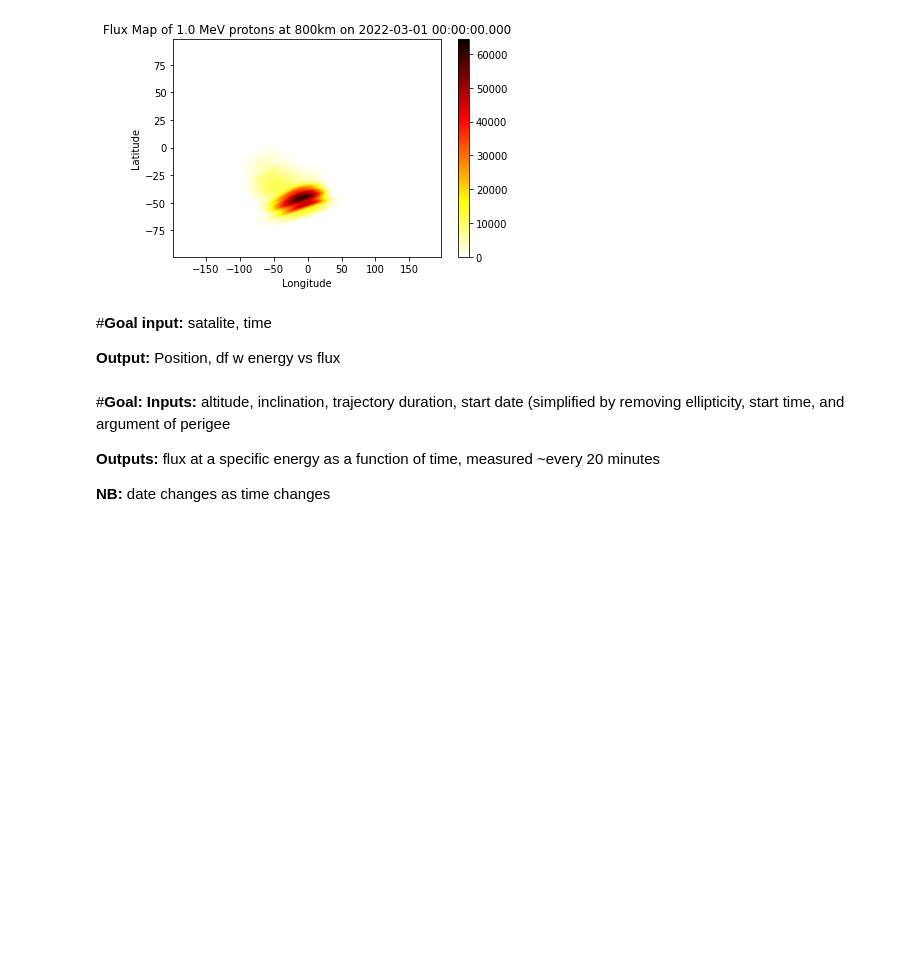
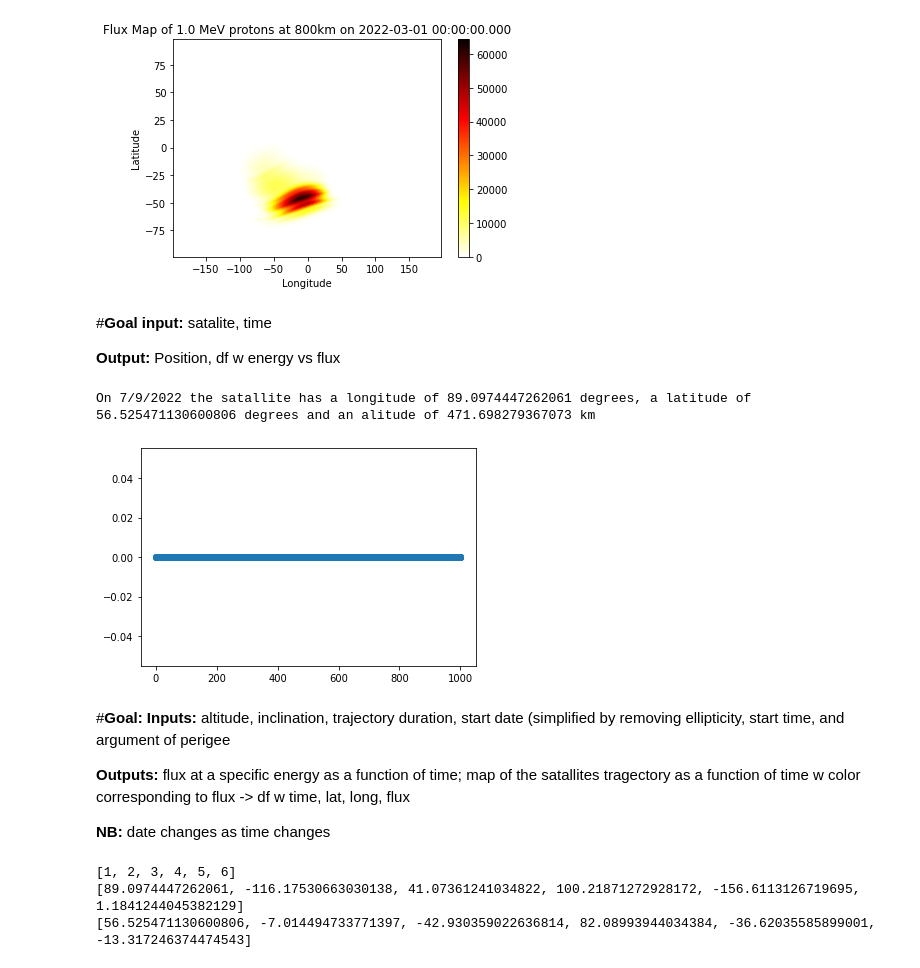
Before and after one commit to SimonOlshanCantin/LEO_Radiation, a Jupyter notebook: Position_Radiation_code.ipynb, the cells around one changed output. Cells and saved outputs as stored; diff of their text form; code cells hidden in the pictures; blank space fills up the shorter version.

Commit message:
created instantaneous flux vs energy graph- also created a funciton measuring position vs hours past

```diff
--- a/Position_Radiation_code.ipynb
+++ b/Position_Radiation_code.ipynb
@@ -111,10 +111,86 @@ else:
 **input:** satalite, time
 
 **Output:** Position, df w energy vs flux
+# %%
+#Take TLE input file and output energy vs flux for a specific moment in time
+
+#input:
+satellite_name = ('SHIJIAN-6 05A (SJ-6 05A)')  #TLE found on https://celestrak.org/; to make your own create tle file then enter 'name', 'path/to/file' in to Orbital()
+# ^One of a pair of 'technology satallites' (?) probing radiation environment. **In polar LEO (~470 km)**
+date_entry = (2022,7,9,1,27) #FORMAT: year, month, day, hours, minutes
+
+
+orbit = Orbital(satellite_name) #Searches TLE file for object in quotes & gets its orbital information
+
+year, month, day, hours, minutes,  = date_entry
+date = datetime(year, month, day, hours, minutes) #datetime() makes the date readable  - but it won't take a tuple
+date_radbelt = Time(date) #Time() makes date readable for radbelt
+
+coords = orbit.get_lonlatalt(date)       #retrieves longitude latitude and altitude at specified time, assigns it to below touple
+lon, lat, alt = coords  #coords is a tuple. This line creates the variable and names each place in the list so it can be refreed to by a specific variable
+coords_radbelt = EarthLocation(lon * u.deg, lat * u.deg, alt * u.km) #makes coordinates useable for radbelt
+
+#This gives american style dates, btw. I'm like 80% sure
+print ('On '+ str(month) + '/' + str(day) + '/' + str(year) + ' the satallite has a longitude of ' + str(lon) + ' degrees, a latitude of ' + str(lat) + " degrees and an alitude of " + str(alt) + ' km')
+
+#Loop through energies 0.1-1000
+energy_list = []
+flux_list = []
+uless_flux_list = []
+fe_dict = {'Flux': flux_list, 'Energy': energy_list}
+
+for energy in np.linspace(0.1,1000,2000):   #get flux vs energy for 2000 intervals btw 0.1 & 1000 Mev
+  flux = get_flux(coords_radbelt, date_radbelt, energy * u.MeV, 'p', 'max')
+  flux_list.append(flux)
+  energy_list.append(energy)
+
+else: #as always getting the units off is a struggle/ dictionary->dataframe->array->unitless list
+  fe_dict = {'Flux': flux_list, 'Energy': energy_list}
+  fe_df = pd.DataFrame(fe_dict)
+  flux_ar = np.array(fe_df['Flux'])
+
+  for i in flux_ar.flat:
+    uless_flux_list.append(i.value)
+  else: #make into df then plot flux vs energy
+    #fe_dict_uless = {'Flux': uless_flux_list, 'Energy': energy_list}
+    #fe_df_uless = pd.DataFrame(fe_dict_uless)
+    #print(fe_df_uless)
+    plt.scatter(energy_list,uless_flux_list)
+# %% [output]
+On 7/9/2022 the satallite has a longitude of 89.0974447262061 degrees, a latitude of 56.525471130600806 degrees and an alitude of 471.698279367073 km
+[figure, added]
 # %% [markdown]
 #**Goal:**
 **Inputs:** altitude, inclination, trajectory duration, start date (simplified by removing ellipticity, start time, and argument of perigee
 
-**Outputs:** flux at a specific energy as a function of time, measured ~every 20 minutes
+**Outputs:** flux at a specific energy as a function of time; map of the satallites tragectory as a function of time w color corresponding to flux -> df w time, lat, long, flux
 
 **NB:** date changes as time changes
+# %%
+#inputs:
+year = 2022
+month = 7
+day = 9
+hour = 1
+minute = 27
+
+hour_list = []  #create empty lists
+lon_list = []
+lat_list = []
+
+for hour in np.arange(hour,hour+6,1): #measure every hour for six hours
+  time = datetime(year, month, day, hour, minute)
+  coords = orbit.get_lonlatalt(time)  #get coords at specified time
+  lon, lat, alt = coords  #name each value in coords tuple
+
+  lon_list.append(lon)  #record latitude longitude and time values
+  lat_list.append(lat)
+  hour_list.append(hour)
+else:
+   print(hour_list)
+   print(lon_list)
+   print(lat_list)
+# %% [output]
+[1, 2, 3, 4, 5, 6]
+[89.0974447262061, -116.17530663030138, 41.07361241034822, 100.21871272928172, -156.6113126719695, 1.1841244045382129]
+[56.525471130600806, -7.014494733771397, -42.930359022636814, 82.08993944034384, -36.62035585899001, -13.317246374474543]
```
Also changed, not shown: parts of 2 cells of this notebook.
